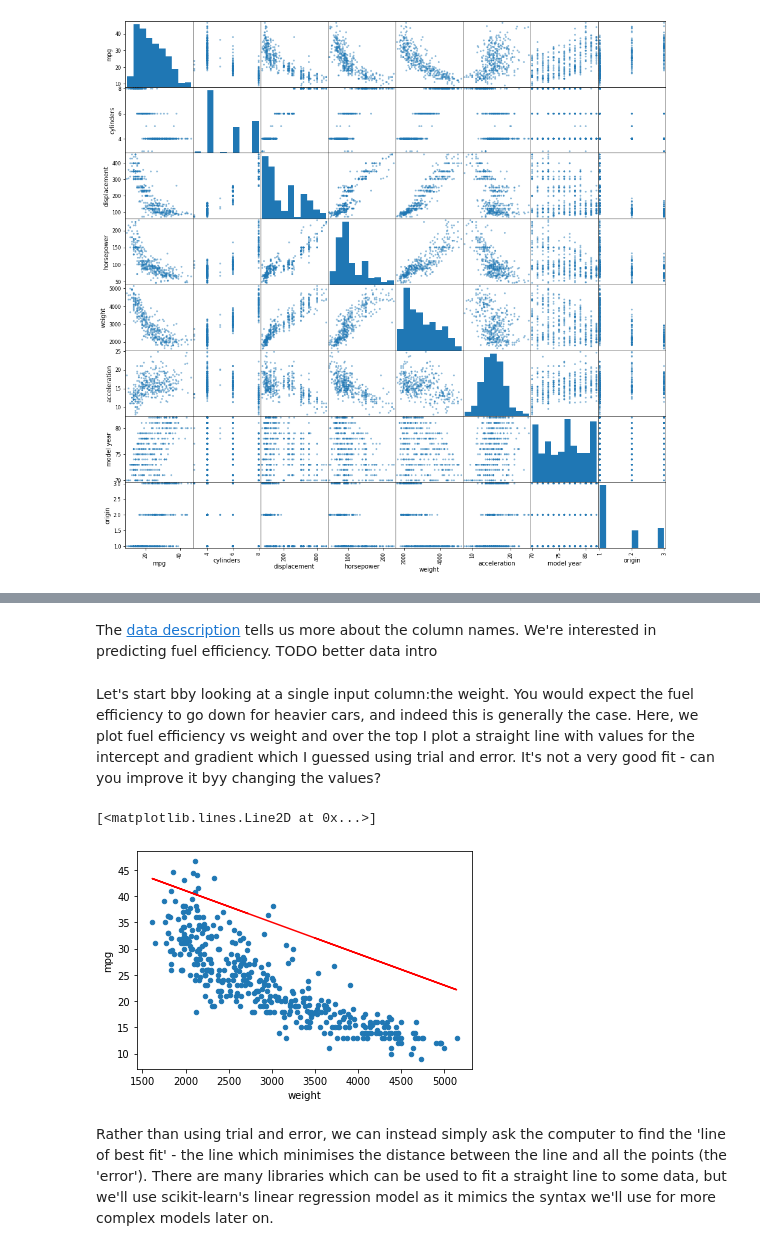
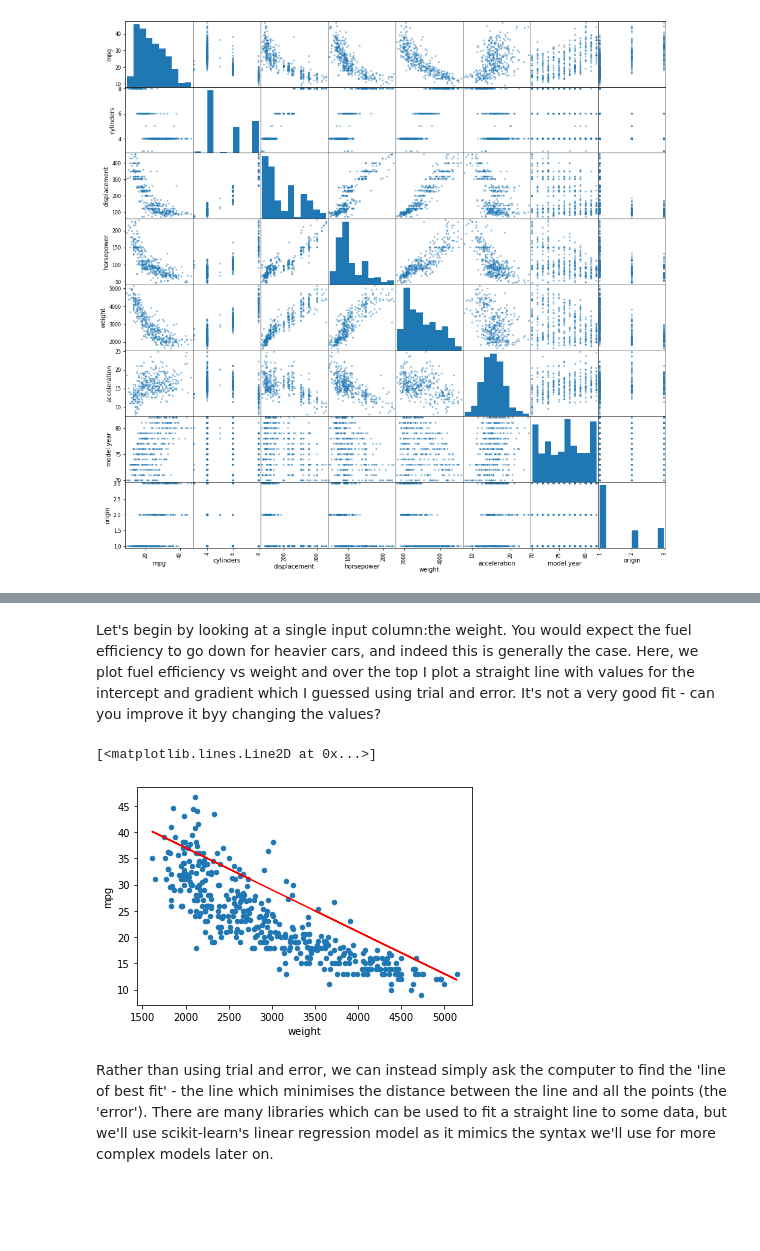
Before and after one commit to johnowhitaker/ds_zero, a Jupyter notebook: 03_Machine_Learning.ipynb, the cells around one changed output, grey strips where cells are left out. Cells and saved outputs as stored; diff of their text form; code cells hidden in the pictures; blank space fills up the shorter version.

```diff
--- a/03_Machine_Learning.ipynb
+++ b/03_Machine_Learning.ipynb
@@ -87,21 +104,19 @@ plt.show()
 We're going to start with possibly THE simplest model - a straight line. If you've done high-school maths, you'll remember that we can specify a stright line on a graph of x vs y with the equation $y = mx + c$ (or $y = B0 + B1*x$, or ...). We have a gradient ($m$) and an intercept ($c$) which together tell us what the y value will be for a given input x. We can think of these two numbers as the model *parameters*. If we know the parameters, we can calculate the outputs given a set of inputs. Since we're doing machine learning, we won't know the parameters - instead, we'll start with a list of inputs and outputs and try to figure out how to make the **computer** find the best model parameters. Let's load some data and give it a go.
-# %% [markdown]
-The [data description](https://archive.ics.uci.edu/ml/datasets/auto+mpg) tells us more about the column names. We're interested in predicting fuel efficiency. TODO better data intro
 # %% [markdown]
-Let's start bby looking at a single input column:the weight. You would expect the fuel efficiency to go down for heavier cars, and indeed this is generally the case. Here, we plot fuel efficiency vs weight and over the top I plot a straight line with values for the intercept and gradient which I guessed using trial and error. It's not a very good fit - can you improve it byy changing the values?
+Let's begin by looking at a single input column:the weight. You would expect the fuel efficiency to go down for heavier cars, and indeed this is generally the case. Here, we plot fuel efficiency vs weight and over the top I plot a straight line with values for the intercept and gradient which I guessed using trial and error. It's not a very good fit - can you improve it byy changing the values?
 # %%
 # Plot the relationship
 ax = mtcars.plot(x='weight', y='mpg', kind='scatter') # Keep track of the plotting axis
 
 # Plot a straight line over the top
 x = mtcars['weight'].values
 intercept = 53
-gradient = -0.006
+gradient = -0.008
 y_pred = intercept + gradient*mtcars['weight']
 ax.plot(x, y_pred, c='red')
 # %% [output]
 [<matplotlib.lines.Line2D at 0x...>]
-[figure, old version]
+[figure, new version]
 # %% [markdown]
 Rather than using trial and error, we can instead simply ask the computer to find the 'line of best fit' - the line which minimises the distance between the line and all the points (the 'error'). There are many libraries which can be used to fit a straight line to some data, but we'll use scikit-learn's linear regression model as it mimics the syntax we'll use for more complex models later on.
 # %%
```
Also changed, not shown: parts of 32 cells of this notebook, 1 other file.
